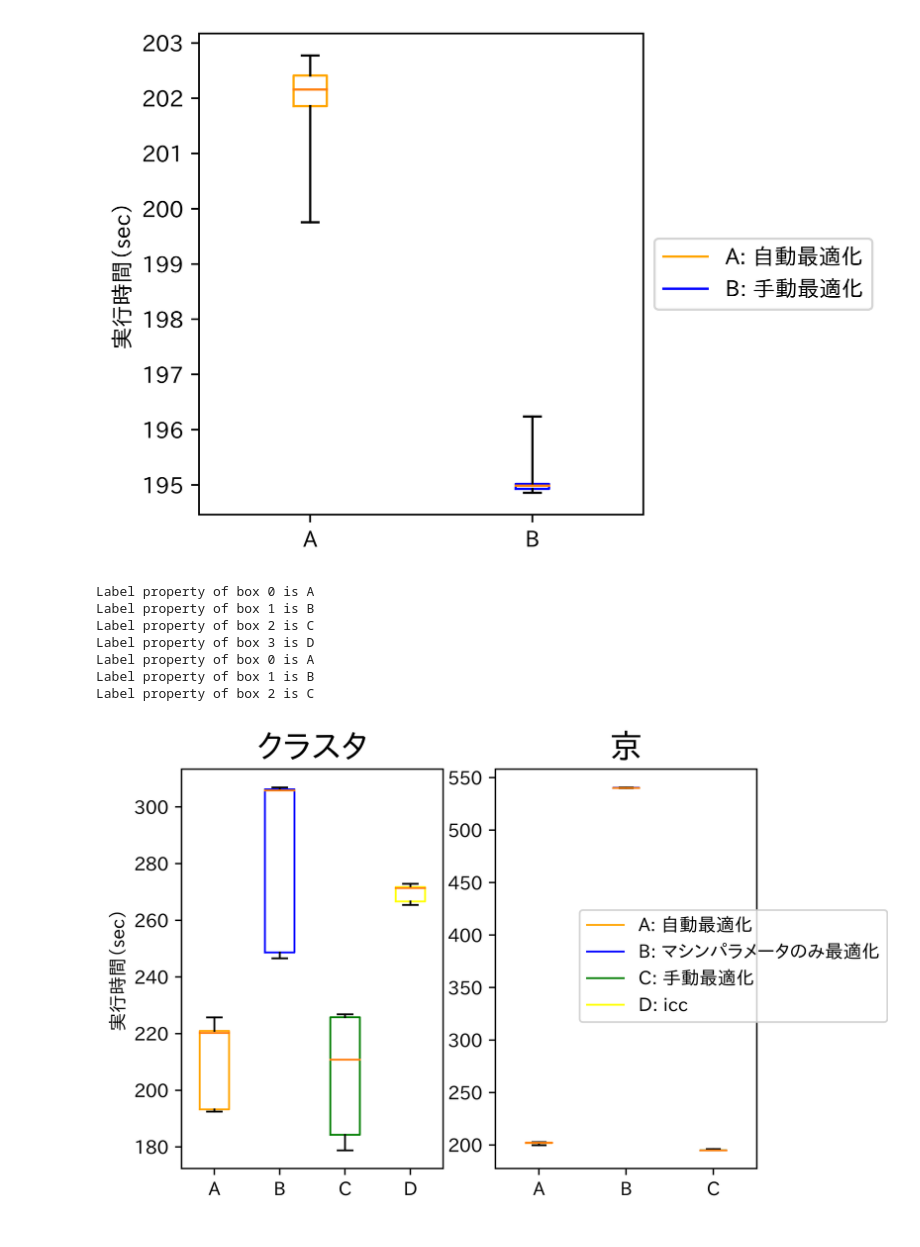
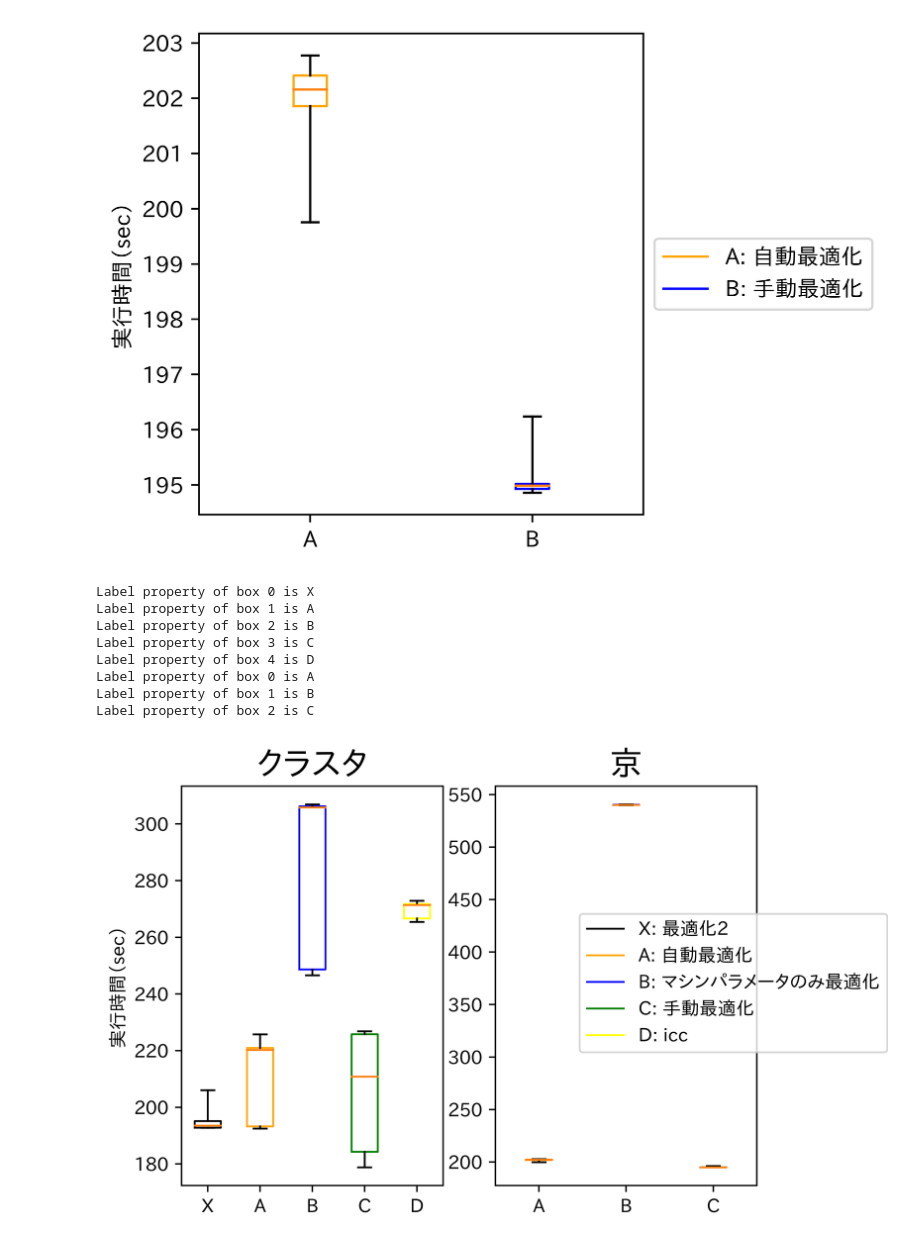
Before and after one commit to hashmup/genie, a Jupyter notebook: analyze/compare.ipynb, the cells around one changed output. Drawn from its saved outputs; the diff is of its cells as text; code cells hidden in the pictures.

```diff
--- a/analyze/compare.ipynb
+++ b/analyze/compare.ipynb
@@ -152,7 +152,7 @@ def boxplot2(data1, data2, table, filename, _range='range'):
     axes[0].set_xticklabels(label1)
     axes[1].set_xticklabels(label2)
 
-    color_dict = {'A':'orange', 'B':'blue', 'C':'green', 'D': 'yellow', 'E': 'RED'}
+    color_dict = {'A':'orange', 'B':'blue', 'C':'green', 'D': 'yellow', 'E': 'RED', 'X': 'black'}
     i=0
     label = []
     for b in boxplot_dict1['boxes']:
@@ -185,30 +185,33 @@ def boxplot2(data1, data2, table, filename, _range='range'):
     plt.show()
 # %%
 df_cluster = {
+    "最適化2": [195.48532, 206.052672, 192.95713600000002, 192.78956700000001, 194.115993, 192.78315700000002],
     "自動最適化": [220.992026, 192.518224, 194.101569, 220.950808, 220.335424, 225.530369, 192.859105, 225.757215, 220.190401, 193.026961],
     "マシンパラメータのみ最適化": [306.157610, 306.413272, 247.838257, 306.945893, 306.132023, 246.600985, 247.733106, 305.482598, 306.259903, 251.214914],
     "手動最適化": [226.011645, 226.855698, 178.792345, 179.301381, 225.616986, 225.840626, 197.147325, 180.120307, 224.526922, 196.936687],
     "icc": [266.276054, 267.938918, 265.444528, 265.809020, 271.246538, 271.793423, 271.584290, 272.576730, 271.736764, 272.912230],
 }
 table = {
+    "最適化2": "X",
     "自動最適化": "A",
     "マシンパラメータのみ最適化": "B",
     "手動最適化": "C",
     "icc": "D"
 }
 
 df_k = {
     "自動最適化": [202.158979 ,202.775673, 199.756990, 201.858775, 202.281723, 202.130959, 202.471293, 202.411957, 201.727052],
     "マシンパラメータのみ最適化": [540.314667, 540.195012, 540.236031, 540.566031, 540.155487, 540.235561, 539.998205, 540.286428, 540.843942, 540.834667],
     "手動最適化": [194.901470, 196.241227, 194.939445, 195.043659, 195.016793, 195.008183, 194.926891, 194.858799, 194.967911, 195.023119],
 }
-boxplot2(df_cluster, df_k, table, "compare-abst.png")
+boxplot2(df_cluster, df_k, table, "compare-abst-2.png")
 # %% [output]
+Label property of box 0 is X
+Label property of box 1 is A
+Label property of box 2 is B
+Label property of box 3 is C
+Label property of box 4 is D
 Label property of box 0 is A
 Label property of box 1 is B
 Label property of box 2 is C
-Label property of box 3 is D
-Label property of box 0 is A
-Label property of box 1 is B
-Label property of box 2 is C
-[figure, old version]
+[figure, new version]
```
Also changed, not shown: parts of 1 cell of this notebook, 8 other files.
